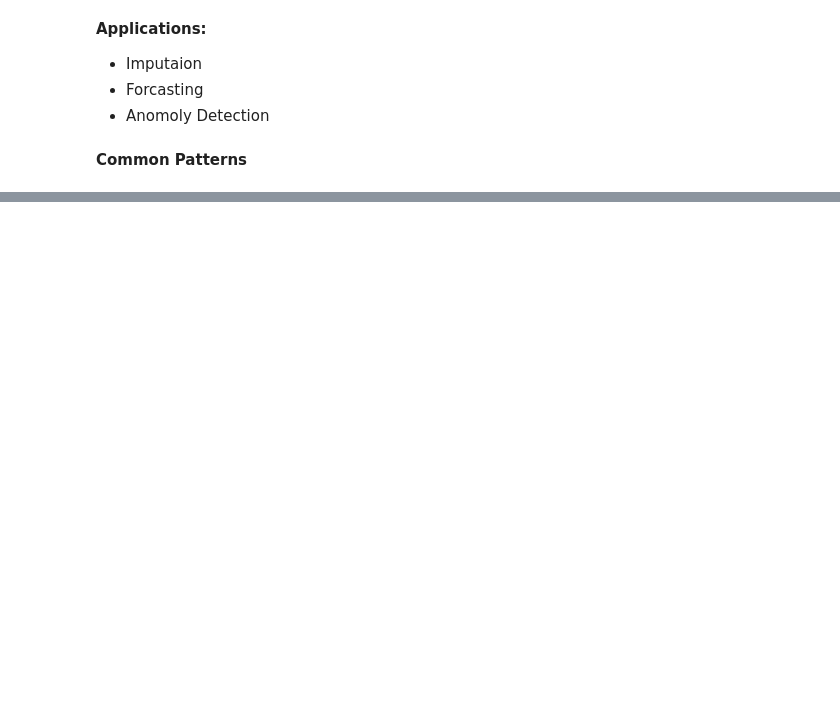
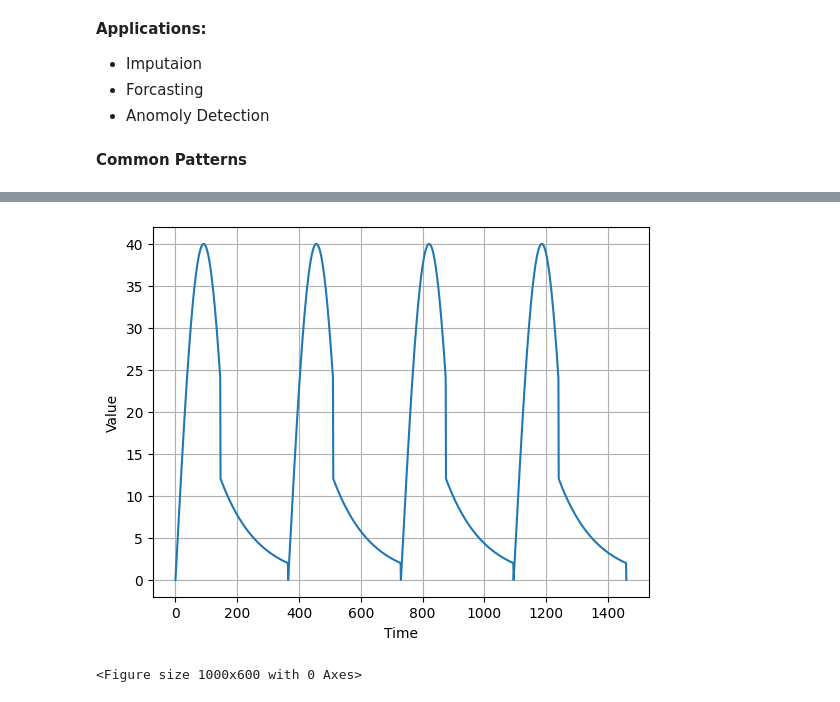
Before and after one commit to sondosaabed/Intro-to-tensorFlow-for-deep-learning, a Jupyter notebook: Time Series Forecasting.ipynb, the cells around one changed output, grey strips where cells are left out. Drawn from its saved outputs; the diff is of its cells as text; code cells hidden in the pictures; blank space fills up the shorter version.

```diff
--- a/Time Series Forecasting.ipynb
+++ b/Time Series Forecasting.ipynb
@@ -40,6 +63,25 @@ Types
     - troughs
 
 ![Alt text](explanation_images/Seasonality.png)
+# %%
+# creates a seasonal pattern
+def seasonal_pattern(season_time):
+    return np.where(season_time <0.4,
+                    np.sin(season_time * 2 * np.pi),
+                    1/np.exp(3 * season_time))
+# %%
+# reapets a seasonal pattern
+def seasonality(time, period, amplitude=1, phase=0):
+    season_time = ((time + phase) % period) / period
+    return amplitude * seasonal_pattern(season_time)
+# %%
+amplitude = 40
+series = seasonality(time, period=365, amplitude=amplitude)
+
+plot_series(time, series)
+# %% [output]
+[figure, added]
+<Figure size 1000x600 with 0 Axes>
 # %% [markdown]
 - Trend & Seasonality
 ![Alt text](explanation_images/trend&seas.png)
```
Also changed, not shown: parts of 5 cells of this notebook.
